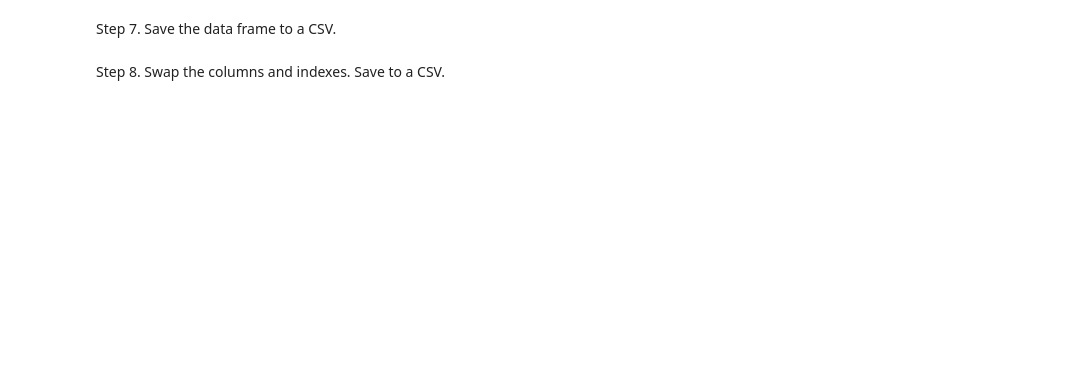
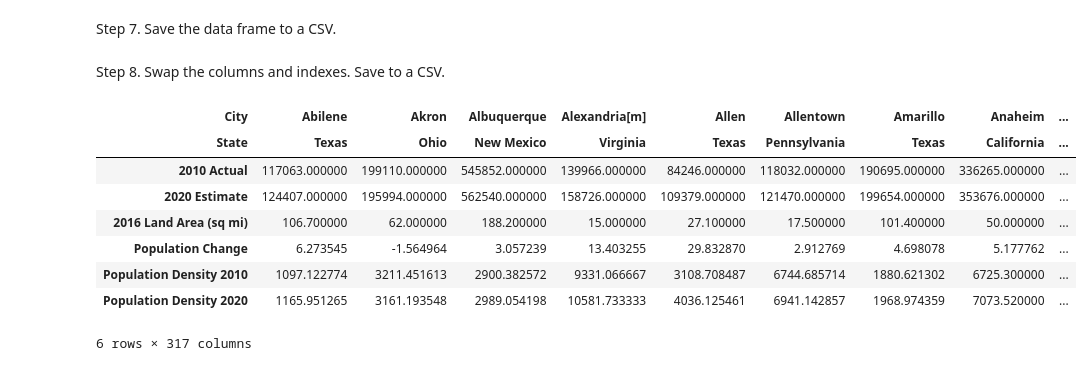
Before and after one commit to t4d-classes/advanced-python_03062023, a Jupyter notebook: jupyter/exercises/04_Exercise.ipynb, the cells around one changed output. Cells and saved outputs as stored; diff of their text form; code cells hidden in the pictures; blank space fills up the shorter version.

```diff
--- a/jupyter/exercises/04_Exercise.ipynb
+++ b/jupyter/exercises/04_Exercise.ipynb
@@ -8,3 +54,10 @@ Step 1. Use the file `us_cities_by_population_2010.csv` to create a data series.
 Step 2. Use the file `us_cities_by_population_2020.csv` to create a data series. Display the data series. The city/state should be the index.
 # %%
 # Step 2 Solution
+
+cities_2020_file_name = "data/us_cities_by_population_2020.csv"
+cities_2020 = pd.read_csv(cities_2020_file_name, index_col=[1,2])
+cities_2020["2020 Estimate"] = cities_2020["2020 Estimate"].apply(to_float_or_nan)
+
+
+cities_2020
@@ -32,3 +202,21 @@ Step 7. Save the data frame to a CSV.
 Step 8. Swap the columns and indexes. Save to a CSV.
 # %%
 # Step 8 Solution
+
+cities_data2 =  cities_data.stack().unstack(1).unstack(0)
+
+cities_data2
+
+cities_data3 = cities_data.T
+
+cities_data3
+# %% [output]
+| City | Abilene | Akron | Albuquerque | Alexandria[m] | Allen | Allentown | Amarillo | Anaheim | ... |
+| State | Texas | Ohio | New Mexico | Virginia | Texas | Pennsylvania | Texas | California | ... |
+| 2010 Actual | 117063.000000 | 199110.000000 | 545852.000000 | 139966.000000 | 84246.000000 | 118032.000000 | 190695.000000 | 336265.000000 | ... |
+| 2020 Estimate | 124407.000000 | 195994.000000 | 562540.000000 | 158726.000000 | 109379.000000 | 121470.000000 | 199654.000000 | 353676.000000 | ... |
+| 2016 Land Area (sq mi) | 106.700000 | 62.000000 | 188.200000 | 15.000000 | 27.100000 | 17.500000 | 101.400000 | 50.000000 | ... |
+| Population Change | 6.273545 | -1.564964 | 3.057239 | 13.403255 | 29.832870 | 2.912769 | 4.698078 | 5.177762 | ... |
+| Population Density 2010 | 1097.122774 | 3211.451613 | 2900.382572 | 9331.066667 | 3108.708487 | 6744.685714 | 1880.621302 | 6725.300000 | ... |
+| Population Density 2020 | 1165.951265 | 3161.193548 | 2989.054198 | 10581.733333 | 4036.125461 | 6941.142857 | 1968.974359 | 7073.520000 | ... |
+6 rows × 317 columns
```
Also changed, not shown: parts of 7 cells of this notebook, 3 other files.
